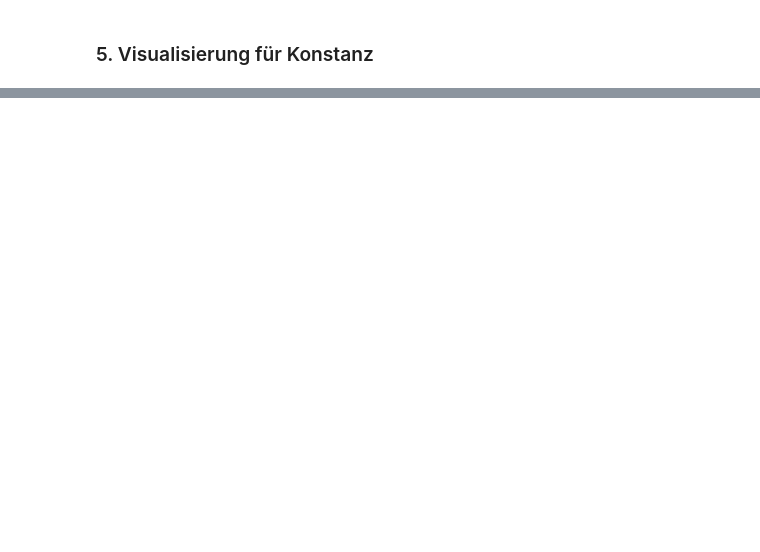
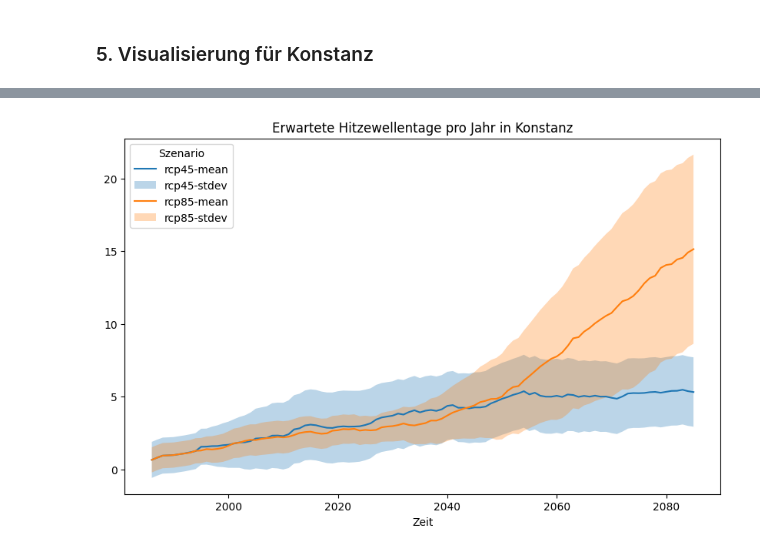
Before and after one commit to sgc-kn/cds-examples, a Jupyter notebook: sis-heat-and-cold-spells.ipynb, the cells around one changed output, grey strips where cells are left out. Saved outputs shown, nothing was run; the diff lists cells and outputs as text; code cells hidden in the pictures; blank space fills up the shorter version.

```diff
--- a/sis-heat-and-cold-spells.ipynb
+++ b/sis-heat-and-cold-spells.ipynb
@@ -409,0 +377,14 @@ plt.show()
+# %%
+# convert from wide to long format
+kn_long = (
+    kn
+    .reset_index()
+    .melt(id_vars=['time', 'longitude', 'latitude'])
+    .assign(scenario = lambda x: x.variable.map(lambda s: s.split('-')[0]))
+    .assign(variable = lambda x: x.variable.map(lambda s: s.split('-')[1]))
+    .pivot(index=['time', 'longitude', 'latitude', 'scenario'], columns=['variable'], values=['value'])
+    .reset_index()
+)
+
+kn_long.columns = ['time', 'longitude', 'latitude', 'scenario', 'mean', 'stdev']
+kn_long
@@ -409,0 +405,19 @@ plt.show()
+# %%
+import matplotlib.pyplot as plt
+
+
+fig = plt.figure(figsize=(10,6))
+for s in kn_long['scenario'].drop_duplicates():
+    d = kn_long.query(f'scenario == "{s}"')
+    x = d['time']
+    y = d['mean']
+    err = d['stdev']
+    plt.plot(x, y, label=f'{s}-mean')
+    plt.fill_between(x, y-err, y+err, alpha=0.3, label=f'{s}-stdev')
+
+plt.title('Erwartete Hitzewellentage pro Jahr in Konstanz')
+plt.xlabel("Zeit")
+plt.legend(loc="upper left", title='Szenario')
+plt.show()
+# %% [output]
+[figure, added]
```
Also changed, not shown: parts of 10 cells of this notebook, 1 other file.
